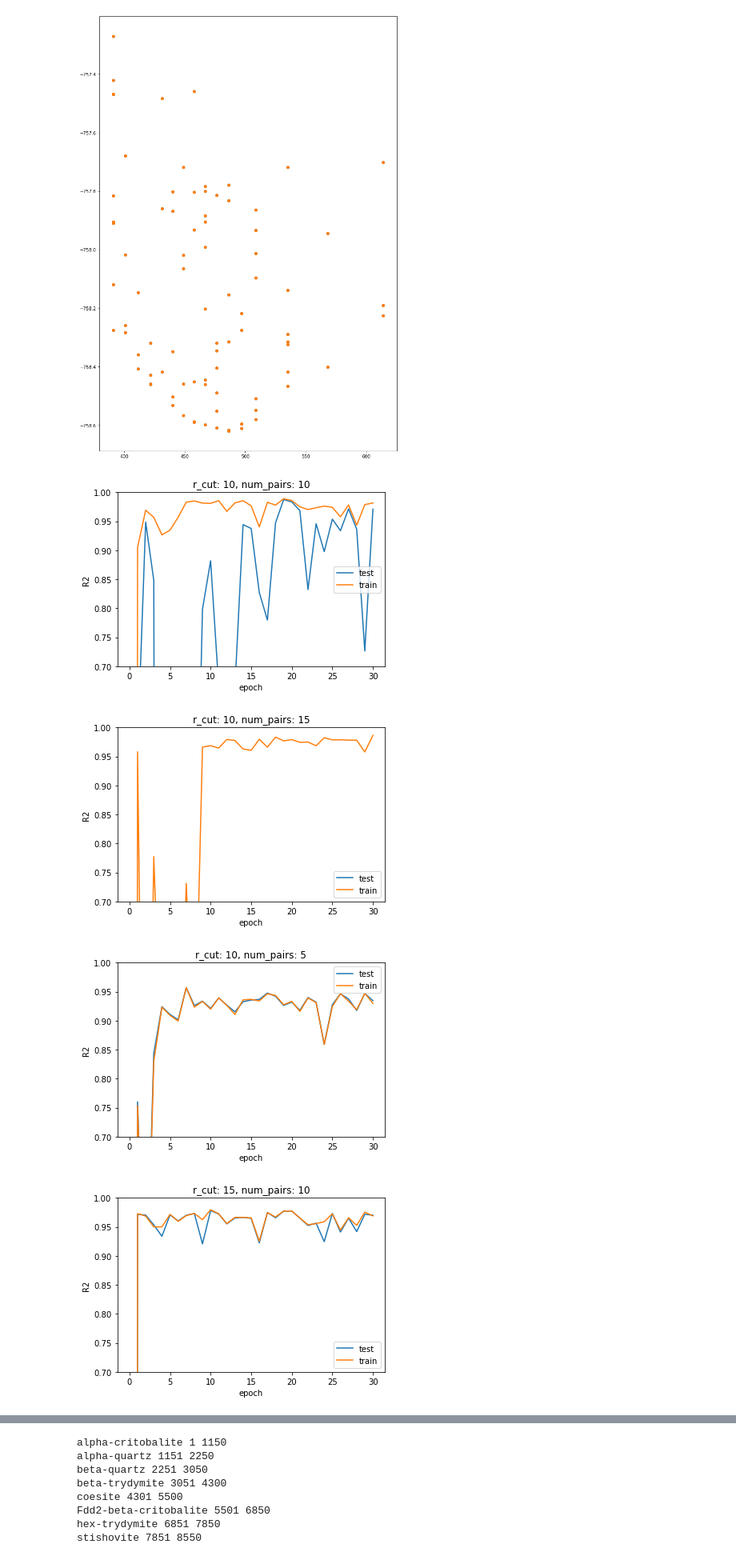
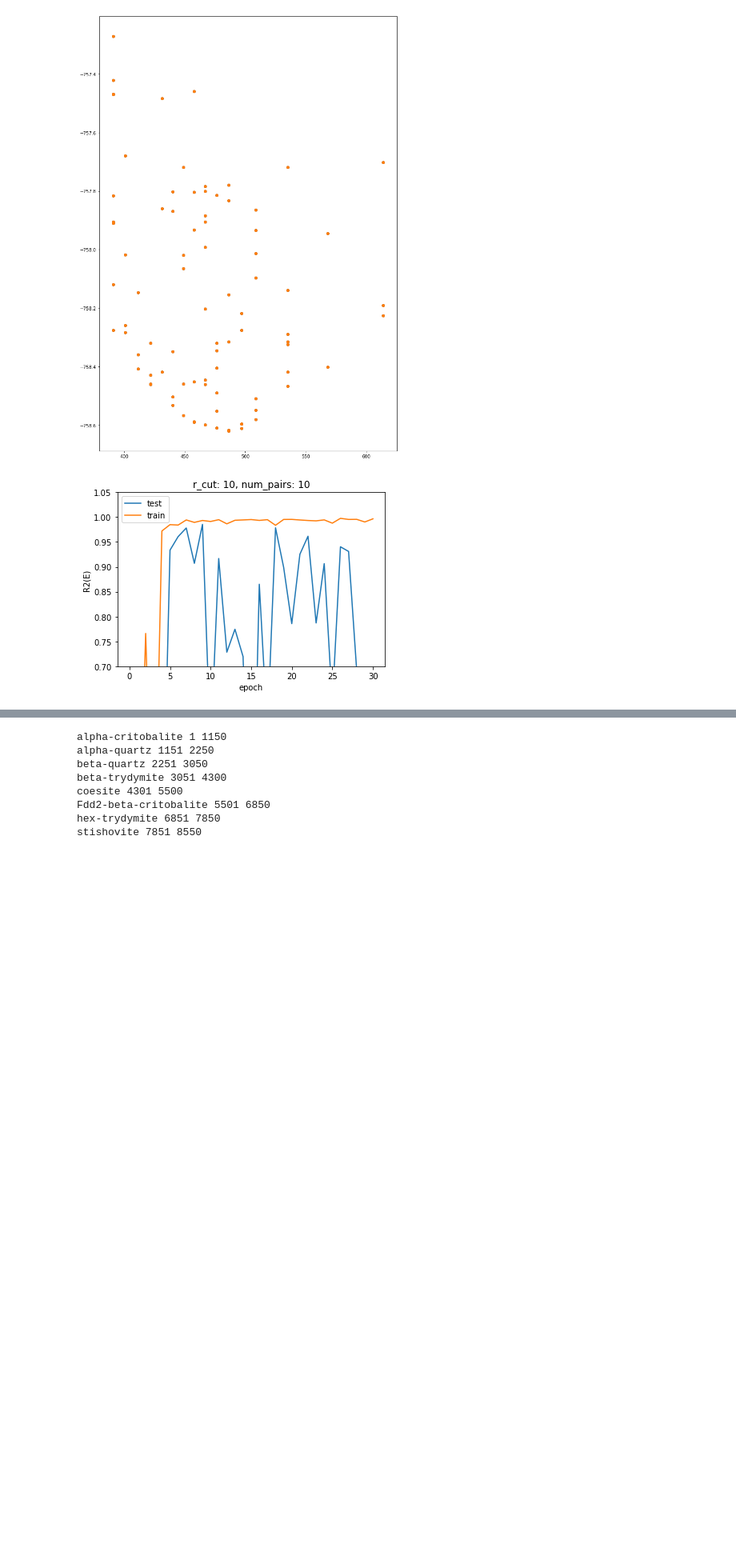
Before and after one commit to y1u0d2a1i/Research, a Jupyter notebook: scripts/wip/test.ipynb, the cells around one changed output, grey strips where cells are left out. Shown: that part at 80% size. Drawn from its saved outputs; the diff is of its cells as text; code cells hidden in the pictures; blank space fills up the shorter version.

```diff
--- a/scripts/wip/test.ipynb
+++ b/scripts/wip/test.ipynb
@@ -105,34 +105,32 @@ plt.scatter(df_test_new[df_test_new.structure == 'beta-quartz'].Vol, df_test_new
 # %%
 import os
 import pandas as pd
 import numpy as np
 import glob
 import matplotlib.pyplot as plt
-dir_path = '/Users/y1u0d2/Desktop/Lab/result/nnp-train/20211124/scp'
+plt.style.use({'figure.facecolor':'white'})
+dir_path = '/Users/y1u0d2/Desktop/Lab/result/nnp-train/20211126'
 dirs = glob.glob(f'{dir_path}/nnp*')
 dirs.sort()
 
 for directory in dirs:
     r_cut = directory.split('/')[-1].split('_')[1]
     num_pairs = directory.split('/')[-1].split('_')[-1]
-    if os.path.exists(f'{directory}/analyze/score.csv'):
-        df = pd.read_csv(f'{directory}/analyze/score.csv')
+    if os.path.exists(f'{directory}/analyze/score_F.csv'):
+        df = pd.read_csv(f'{directory}/analyze/score_F.csv')
         df['r_cut'] = r_cut
         df['num_pairs'] = num_pairs
         df_test = df[df.type == 'test']
         df_train = df[df.type == 'train']
 
         fig = plt.figure(figsize=(6,4))
         plt.title(f'r_cut: {r_cut}, num_pairs: {num_pairs}')
-        plt.ylim(0.7, 1)
+        plt.ylim(0.7, 1.05)
         plt.xlabel('epoch')
-        plt.ylabel('R2')
+        plt.ylabel('R2(E)')
         plt.plot(df_test.epoch, df_test.R2, label="test")
         plt.plot(df_train.epoch, df_train.R2, label="train")
         plt.legend()
-        fig.savefig(f'{dir_path}/pic/r_cut-{r_cut}_pairs-{num_pairs}.png')
+        # fig.savefig(f'{dir_path}/pic/r_cut-{r_cut}_pairs-{num_pairs}.png')
 # %% [output]
-[figure, old version]
+[figure, new version]
-[figure, removed]
-[figure, removed]
-[figure, removed]
```
Also changed, not shown: parts of 4 cells of this notebook, 1 other file.
